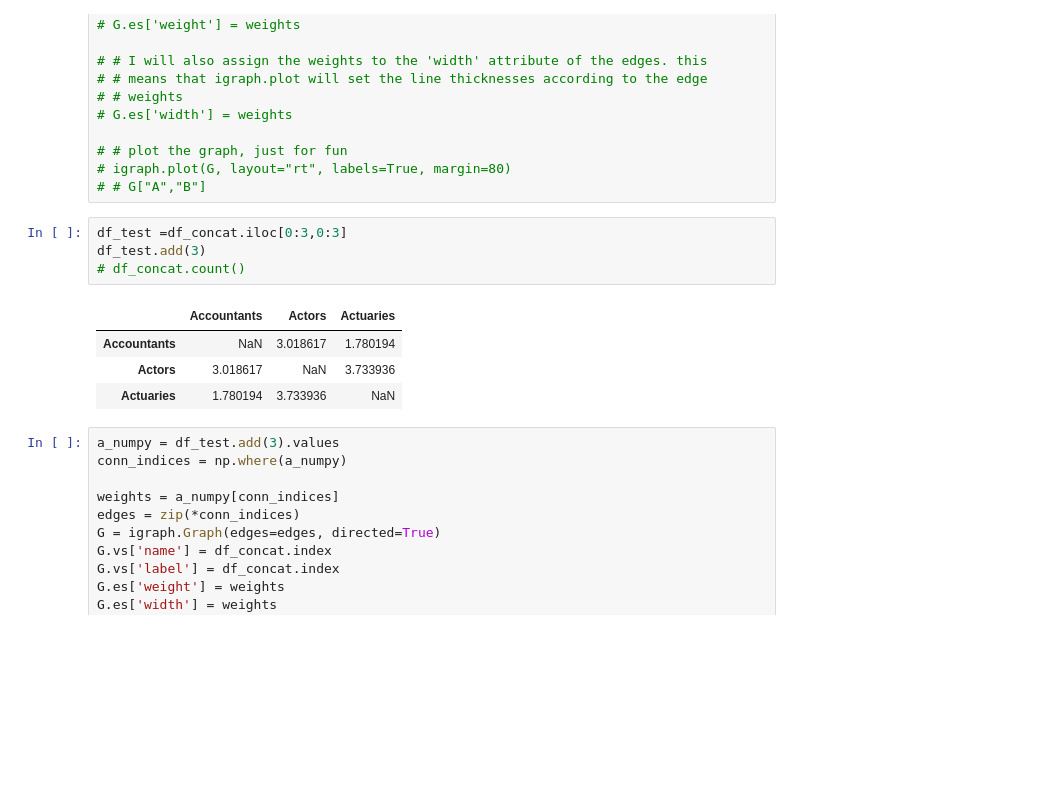
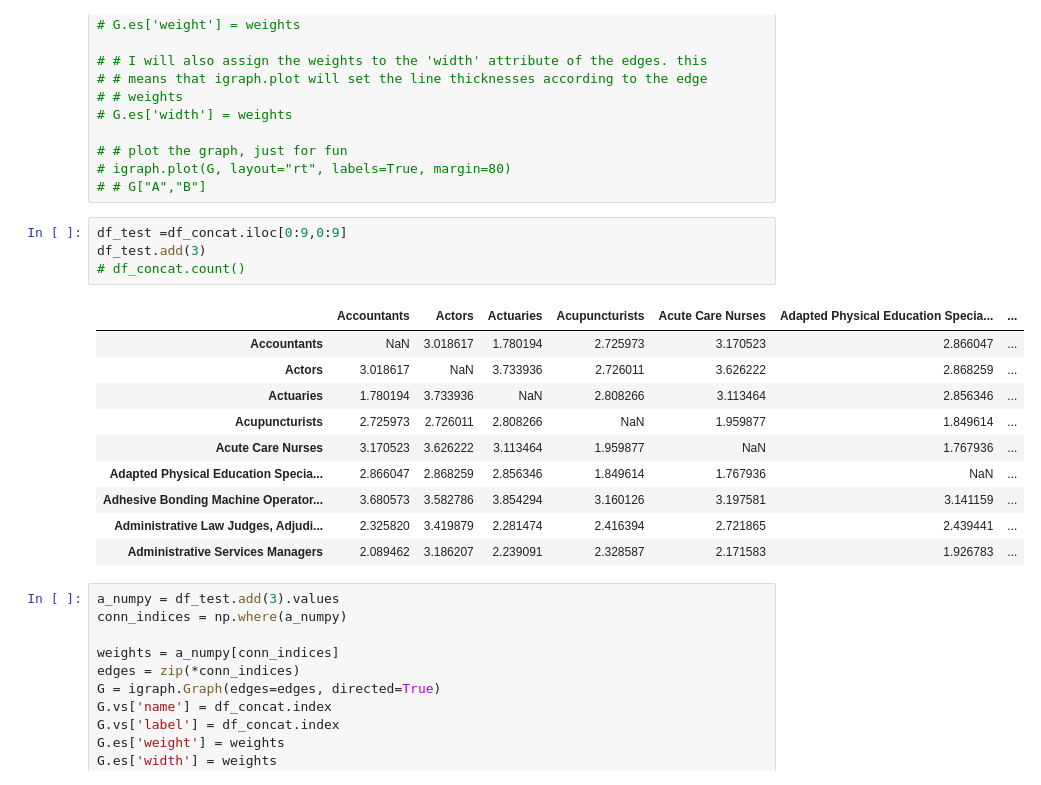
Before and after one commit to thanh17/-UROP-Employment-Pathway, a Jupyter notebook: Python notebooks/Career Changer Replication-Graph visuals.ipynb, the cells around one changed output. Drawn from its saved outputs; the diff is of its cells as text; blank space fills up the shorter version.

```diff
--- a/Python notebooks/Career Changer Replication-Graph visuals.ipynb
+++ b/Python notebooks/Career Changer Replication-Graph visuals.ipynb
@@ -584,14 +584,20 @@ a_numpy = pd.DataFrame([[1,2,3],[3,1,1],[4,0,2]], index=node_names, columns=node
 # igraph.plot(G, layout="rt", labels=True, margin=80)
 # # G["A","B"]
 # %%
-df_test =df_concat.iloc[0:3,0:3]
+df_test =df_concat.iloc[0:9,0:9]
 df_test.add(3)
 # df_concat.count()
 # %% [output]
-|  | Accountants | Actors | Actuaries |
-| Accountants | NaN | 3.018617 | 1.780194 |
-| Actors | 3.018617 | NaN | 3.733936 |
-| Actuaries | 1.780194 | 3.733936 | NaN |
+|  | Accountants | Actors | Actuaries | Acupuncturists | Acute Care Nurses | Adapted Physical Education Specia... | ... |
+| Accountants | NaN | 3.018617 | 1.780194 | 2.725973 | 3.170523 | 2.866047 | ... |
+| Actors | 3.018617 | NaN | 3.733936 | 2.726011 | 3.626222 | 2.868259 | ... |
+| Actuaries | 1.780194 | 3.733936 | NaN | 2.808266 | 3.113464 | 2.856346 | ... |
+| Acupuncturists | 2.725973 | 2.726011 | 2.808266 | NaN | 1.959877 | 1.849614 | ... |
+| Acute Care Nurses | 3.170523 | 3.626222 | 3.113464 | 1.959877 | NaN | 1.767936 | ... |
+| Adapted Physical Education Specia... | 2.866047 | 2.868259 | 2.856346 | 1.849614 | 1.767936 | NaN | ... |
+| Adhesive Bonding Machine Operator... | 3.680573 | 3.582786 | 3.854294 | 3.160126 | 3.197581 | 3.141159 | ... |
+| Administrative Law Judges, Adjudi... | 2.325820 | 3.419879 | 2.281474 | 2.416394 | 2.721865 | 2.439441 | ... |
+| Administrative Services Managers | 2.089462 | 3.186207 | 2.239091 | 2.328587 | 2.171583 | 1.926783 | ... |
 # %%
 a_numpy = df_test.add(3).values
 conn_indices = np.where(a_numpy)
```
Also changed, not shown: parts of 1 cell of this notebook.
